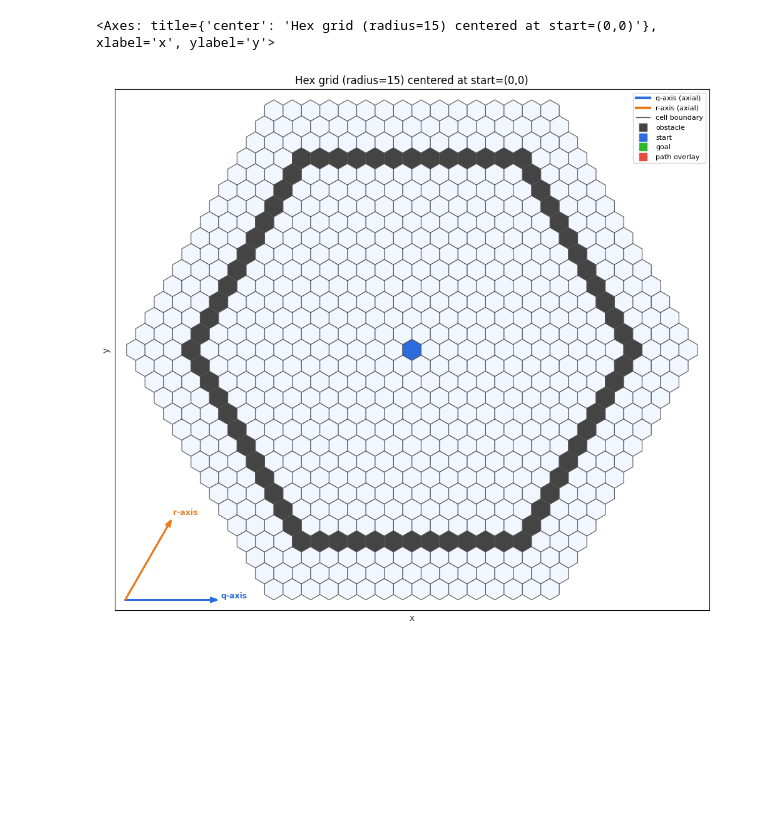
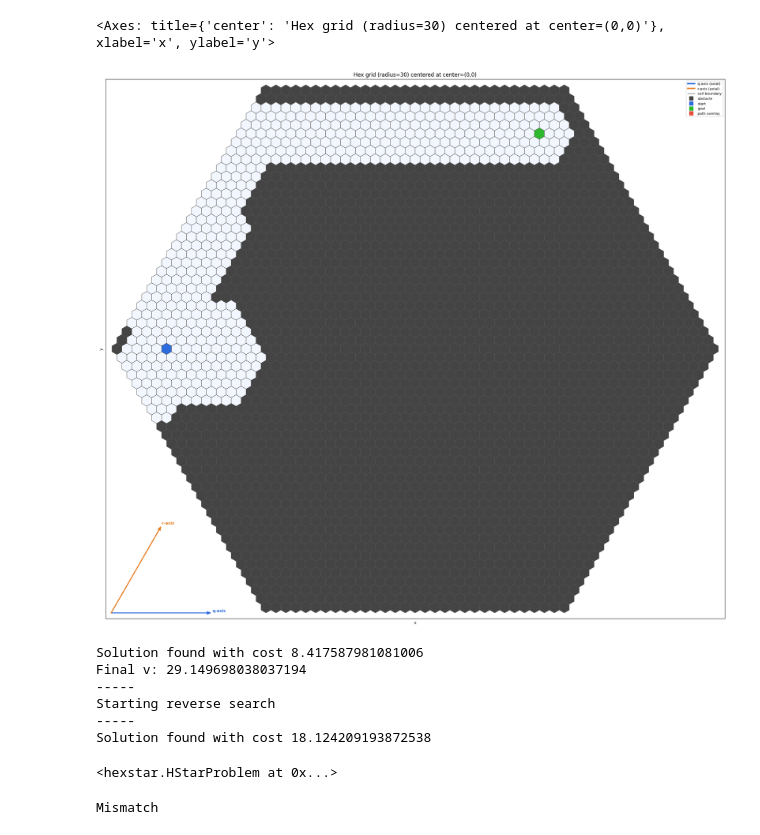
Before and after one commit to sgabrielov/hex-star, a Jupyter notebook: template.ipynb, the cells around one changed output. Saved outputs shown, nothing was run; the diff lists cells and outputs as text; code cells hidden in the pictures; blank space fills up the shorter version.

```diff
--- a/template.ipynb
+++ b/template.ipynb
@@ -259,6 +6,0 @@ actions(problem, Node(start, VelocityState(0, None)))
-# %%
-obs2 = get_neighbors_at_radius(start, 12)
-plot_hex_grid(obs2, start, 15, figsize=(10,10), show_coords=False)
-# %% [output]
-<Axes: title={'center': 'Hex grid (radius=15) centered at start=(0,0)'}, xlabel='x', ylabel='y'>
-[figure, removed]
@@ -264,0 +47,14 @@ plot_hex_grid(obs2, start, 15, figsize=(10,10), show_coords=False)
+# %%
+plot_hex_grid(
+    obs,
+    start,
+    HexCoord(0,0),
+    RADIUS,
+    goal = goal,
+    figsize=(20,20),
+    show_coords = False,
+    #path = [s.location for s in fsolution],
+)
+# %% [output]
+<Axes: title={'center': 'Hex grid (radius=30) centered at center=(0,0)'}, xlabel='x', ylabel='y'>
+[figure, added]
@@ -264,0 +68,52 @@ plot_hex_grid(obs2, start, 15, figsize=(10,10), show_coords=False)
+# %%
+hs = HStarSearch(
+    problem = problem,
+    heuristic = h_cost_travel_time
+)
+
+fsolution = hs.search()
+print(f'Solution found with cost {fsolution[-1].g_cost}')
+print(f'Final v: {fsolution[-1].velocity.magnitude}')
+
+r_problem = problem.reverse(fsolution[-1].velocity.magnitude)
+
+# velocity_goal = velocity_max =
+# agent -> approaches a sharp turn
+# backtracking will correct the velocity all the way until it reaches a reasonable value
+
+# velocity is 100000
+# reach a sharp turn
+# velocty at turn needs to be 6
+# backtrack to 100000 => 12
+# 12 ~ end velocity for the forward search (hopefully)
+
+
+print(f'-----\nStarting reverse search\n-----')
+hs = HStarSearch(
+    problem = r_problem,
+    heuristic = h_cost_travel_time
+)
+
+rsolution = hs.search()
+print(f'Solution found with cost {rsolution[-1].g_cost}')
+# %% [output]
+Solution found with cost 8.417587981081006
+Final v: 29.149698038037194
+-----
+Starting reverse search
+-----
+Solution found with cost 18.124209193872538
+# %%
+problem
+# %% [output]
+<hexstar.HStarProblem at 0x...>
+# %%
+e = 1e-6
+
+f_velocities = [n.velocity.magnitude for n in fsolution]
+r_velocities = [n.velocity.magnitude for n in rsolution]
+# Check if the velocity deltas are smaller than a floating point precision tolerance
+vel_match = sum([abs(f-r) for f,r in zip(f_velocities, reversed(r_velocities))]) < e
+print("Velocities matched" if vel_match else "Mismatch")
+# %% [output]
+Mismatch
```
Also changed, not shown: parts of 13 cells of this notebook, 3 other files.
